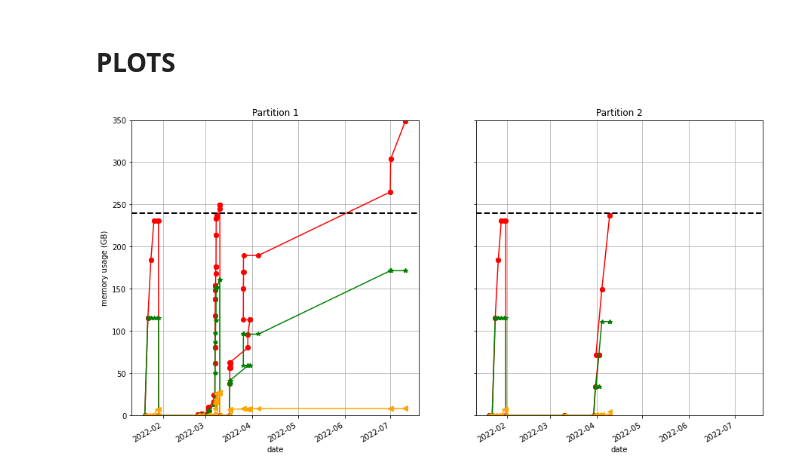
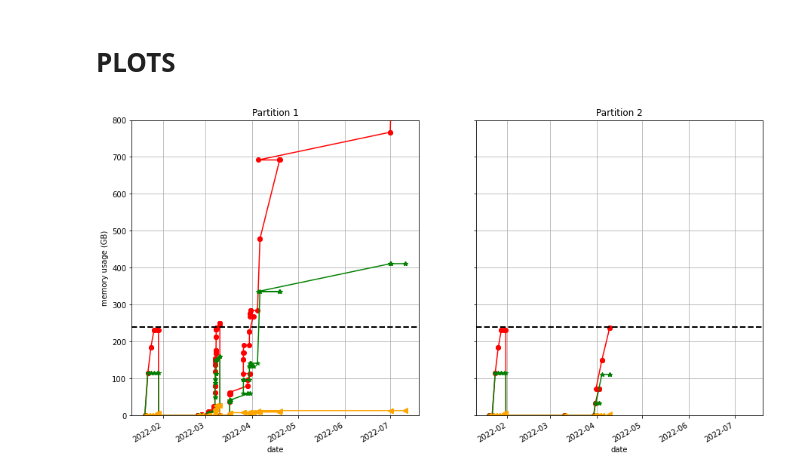
Before and after one commit to dcalc/PHI_TMtool, a Jupyter notebook: TM_NMP1_v1.ipynb, the cells around one changed output. Saved outputs shown, nothing was run; the diff lists cells and outputs as text; code cells hidden in the pictures.

```diff
--- a/TM_NMP1_v1.ipynb
+++ b/TM_NMP1_v1.ipynb
@@ -710,10 +797,10 @@ amount of compressed data + metadata in partition 2: 4.09 GiB
 # %% [markdown]
 # PLOTS
 # %%
-xlim = None#(datetime.datetime(2022,3,3,0,0,0),datetime.datetime(2022,3,4,0,0,0))
-plot_tot(PHI, xlim=xlim, ylim=(0,350))
+xlim = None#(datetime.datetime(2022,3,17,0,0,0),datetime.datetime(2022,4,6,0,0,0))
+plot_tot(PHI, xlim=xlim, ylim=(0,800), time_ord=False)
 
-fname = '/home/calchetti/MPStemp/PHI_TMtool/TM_NMP1_v1.csv'
-PHI.save(fname)
+# fname = '/home/calchetti/MPStemp/PHI_TMtool/TM_NMP1_v1.csv'
+# PHI.save(fname)
 # %% [output]
-[figure, old version]
+[figure, new version]
```
Also changed, not shown: parts of 8 cells of this notebook, 5 other files.
